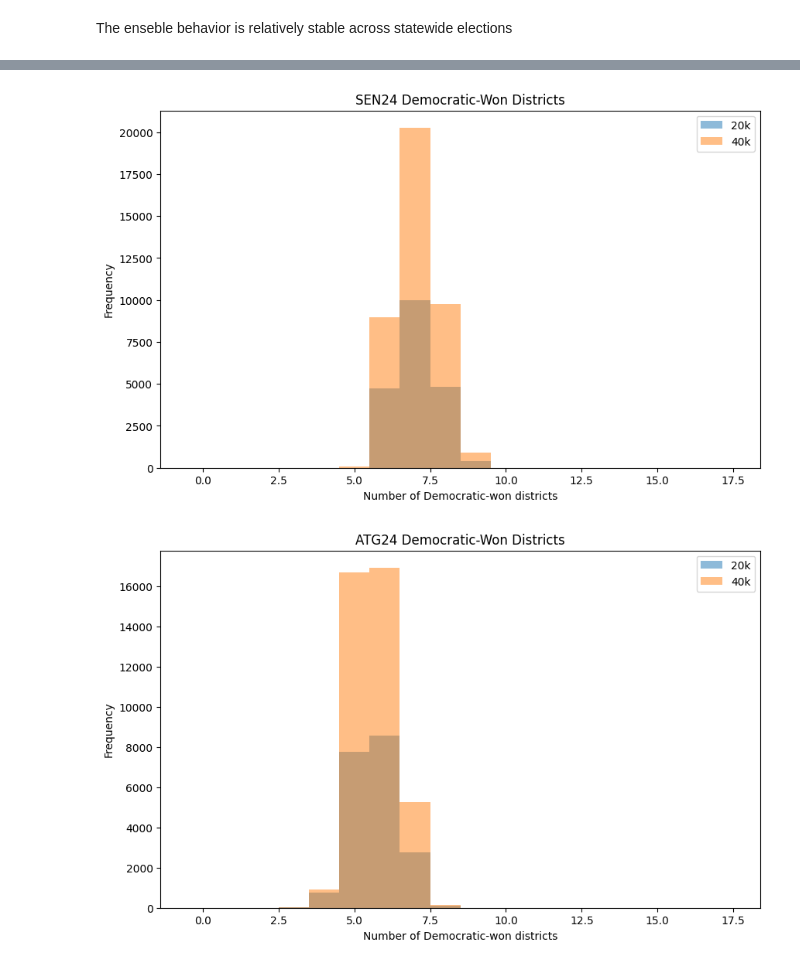
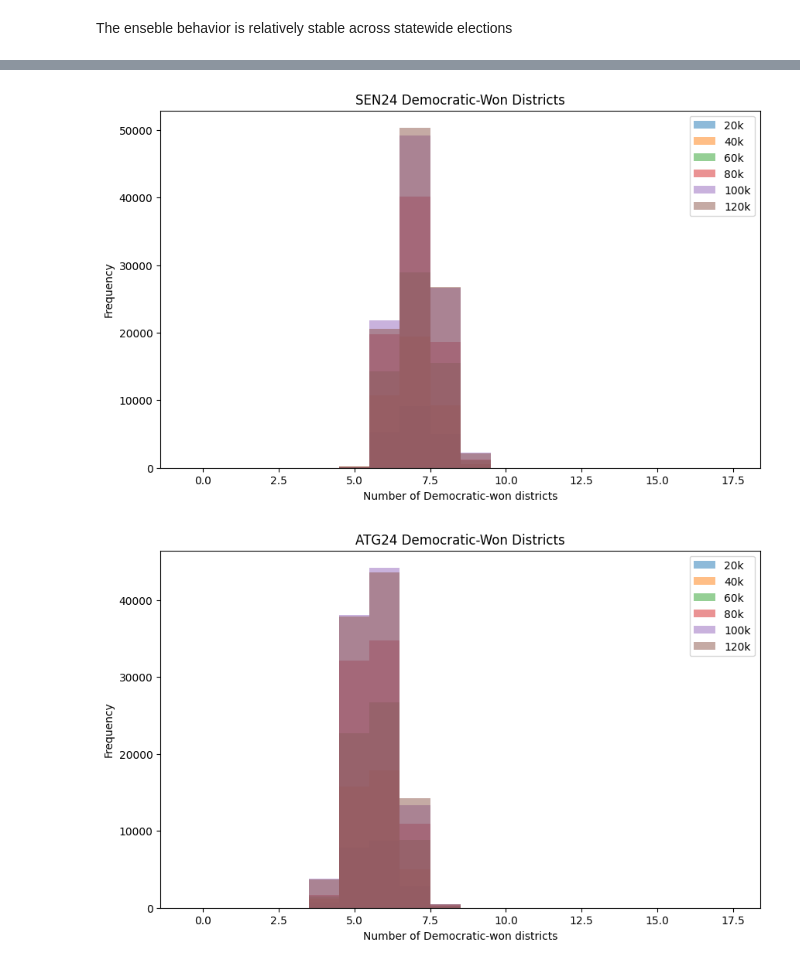
Before and after one commit to VivianBelle17/AIR_FINAL, a Jupyter notebook: PA_analysis.ipynb, the cells around one changed output, grey strips where cells are left out. Cells and saved outputs as stored; diff of their text form; code cells hidden in the pictures.

```diff
--- a/PA_analysis.ipynb
+++ b/PA_analysis.ipynb
@@ -155,9 +179,13 @@ for election in election_names:
 # %%
-# Keep this one
+
 for election in election_names:
 
     plt.hist(results_20[election]["cut_edges"], alpha=0.5, label="20k")
     plt.hist(results_40[election]["cut_edges"], alpha=0.5, label="40k")
+    plt.hist(results_60[election]["cut_edges"], alpha=0.5, label="60k")
+    plt.hist(results_80[election]["cut_edges"], alpha=0.5, label="80k")
+    plt.hist(results_100[election]["cut_edges"], alpha=0.5, label="100k")
+    plt.hist(results_120[election]["cut_edges"], alpha=0.5, label="120k")
 
     plt.legend()
 
@@ -172,6 +200,7 @@ for election in election_names:
 # %%
+# Using 100k
 for election in election_names:
-    vote_shares = results_20[election]["party_vote_shares"]
+    vote_shares = results_100[election]["party_vote_shares"]
 
     data = pd.DataFrame(vote_shares)
 
@@ -201,7 +230,7 @@ for election in election_names:
 for election in election_names:
     plt.figure(figsize=(10, 6))
 
-    plt.hist(results_20[election]["efficiency_gap"], bins=30)
+    plt.hist(results_100[election]["efficiency_gap"], bins=30)
     plt.axvline(0, color="black", linestyle="--")
 
     plt.title(f"Efficiency Gap Distribution: {election}")
@@ -229,7 +258,7 @@ for election in election_names:
 
     plt.figure(figsize=(10, 6))
 
-    plt.hist(results_20[election]["party_wins"], bins=range(0, 19), align="left")
+    plt.hist(results_100[election]["party_wins"], bins=range(0, 19), align="left")
 
     plt.title(f"{election} Democratic-Won Districts")
 
@@ -246,21 +275,12 @@ for election in election_names:
 
     plt.figure(figsize=(10, 6))
 
-    plt.hist(
-        results_20[election]["party_wins"],
-        bins=range(0, 19),
-        alpha=0.5,
-        label="20k",
-        align="left"
-    )
-
-    plt.hist(
-        results_40[election]["party_wins"],
-        bins=range(0, 19),
-        alpha=0.5,
-        label="40k",
-        align="left"
-    )
+    plt.hist(results_20[election]["party_wins"], bins=range(0, 19), alpha=0.5, label="20k", align="left")
+    plt.hist(results_40[election]["party_wins"], bins=range(0, 19), alpha=0.5, label="40k", align="left")
+    plt.hist(results_60[election]["party_wins"], bins=range(0, 19), alpha=0.5, label="60k", align="left")
+    plt.hist(results_80[election]["party_wins"], bins=range(0, 19), alpha=0.5, label="80k", align="left")
+    plt.hist(results_100[election]["party_wins"], bins=range(0, 19), alpha=0.5, label="100k", align="left")
+    plt.hist(results_120[election]["party_wins"], bins=range(0, 19), alpha=0.5, label="120k", align="left")
 
     plt.title(f"{election} Democratic-Won Districts")
     plt.xlabel("Number of Democratic-won districts")
@@ -274,5 +294,5 @@ for election in election_names:
-[figure, old version]
+[figure, new version]
-[figure, old version]
+[figure, new version]
 # %%
 plt.figure(figsize=(10, 6))
 
```
Also changed, not shown: parts of 13 cells of this notebook.
